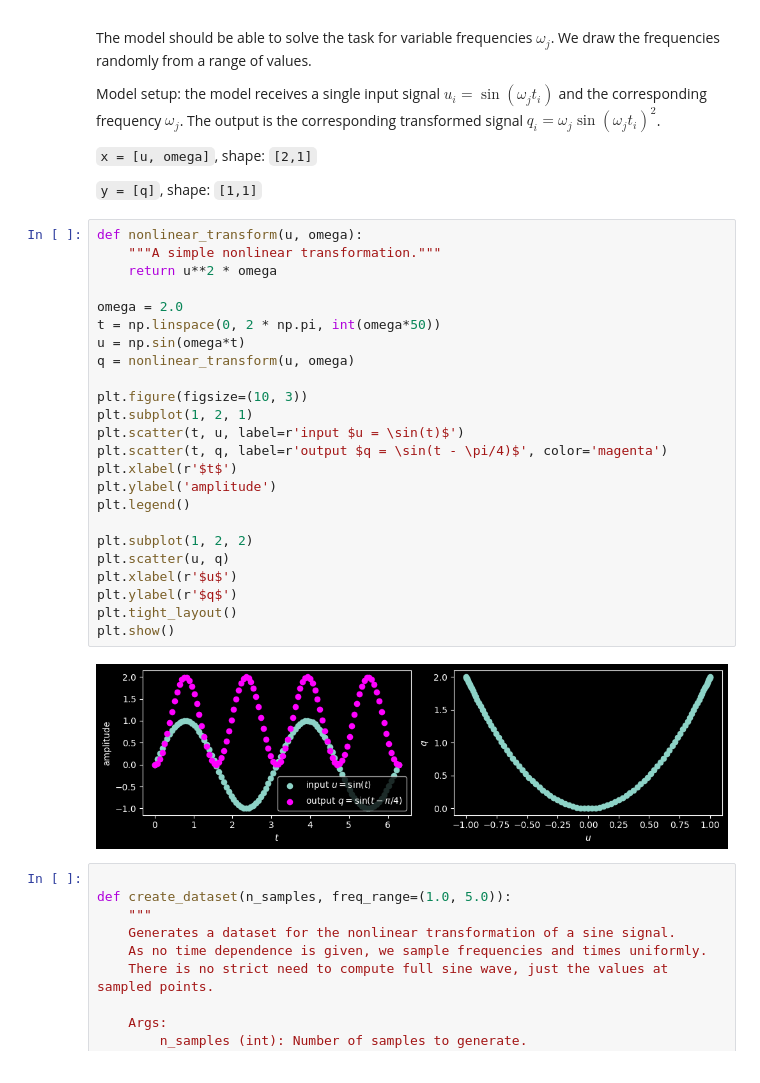
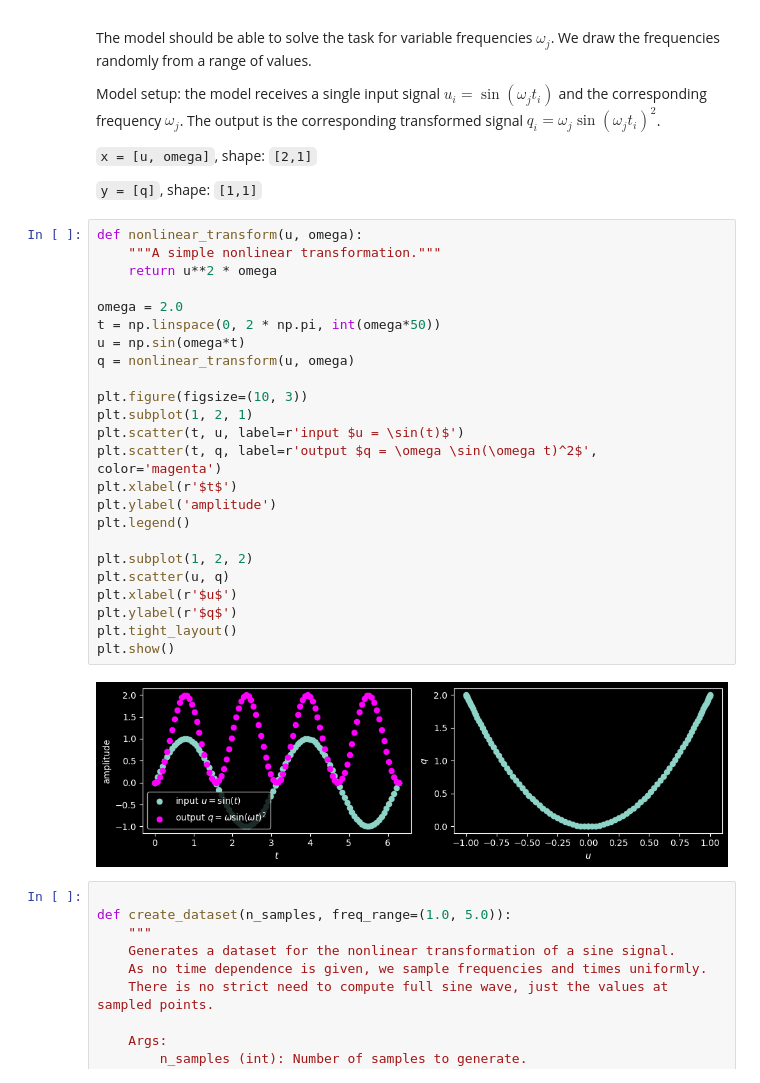
Before and after one commit to mertstend/DeepLearningIntro, a Jupyter notebook: 01_first_neural_network.ipynb, the cells around one changed output. Drawn from its saved outputs; the diff is of its cells as text.

```diff
--- a/01_first_neural_network.ipynb
+++ b/01_first_neural_network.ipynb
@@ -30,29 +30,29 @@ Model setup: the model receives a single input signal $u_i = \sin(\omega_j t_i)$
 # %%
 def nonlinear_transform(u, omega):
     """A simple nonlinear transformation."""
     return u**2 * omega
 
 omega = 2.0
 t = np.linspace(0, 2 * np.pi, int(omega*50))
 u = np.sin(omega*t)
 q = nonlinear_transform(u, omega)
 
 plt.figure(figsize=(10, 3))
 plt.subplot(1, 2, 1)
 plt.scatter(t, u, label=r'input $u = \sin(t)$')
-plt.scatter(t, q, label=r'output $q = \sin(t - \pi/4)$', color='magenta')
+plt.scatter(t, q, label=r'output $q = \omega \sin(\omega t)^2$', color='magenta')
 plt.xlabel(r'$t$')
 plt.ylabel('amplitude')
 plt.legend()
 
 plt.subplot(1, 2, 2)
 plt.scatter(u, q)
 plt.xlabel(r'$u$')
 plt.ylabel(r'$q$')
 plt.tight_layout()
 plt.show()
 # %% [output]
-[figure, old version]
+[figure, new version]
 # %%
 
 def create_dataset(n_samples, freq_range=(1.0, 5.0)):
```
Also changed, not shown: parts of 6 cells of this notebook, 1 other file.
